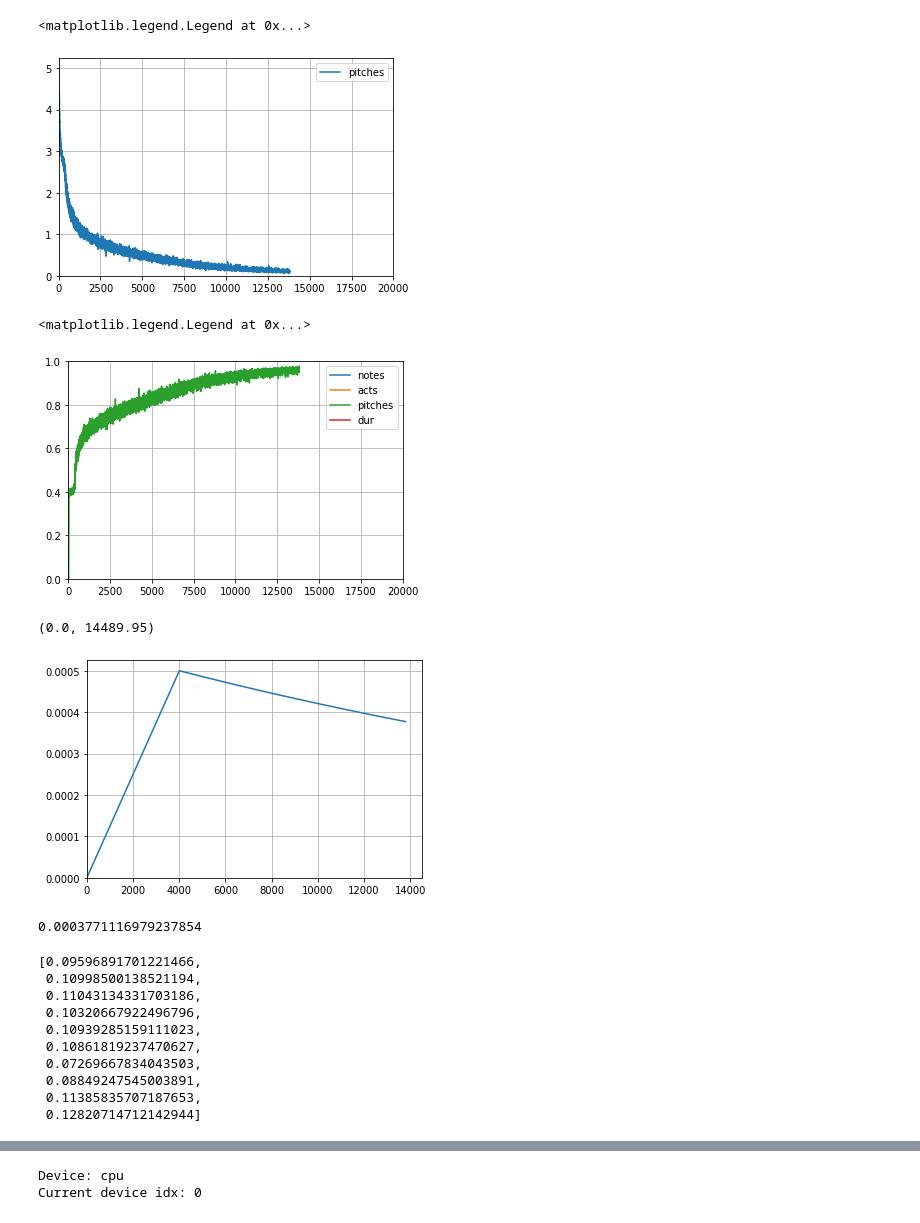
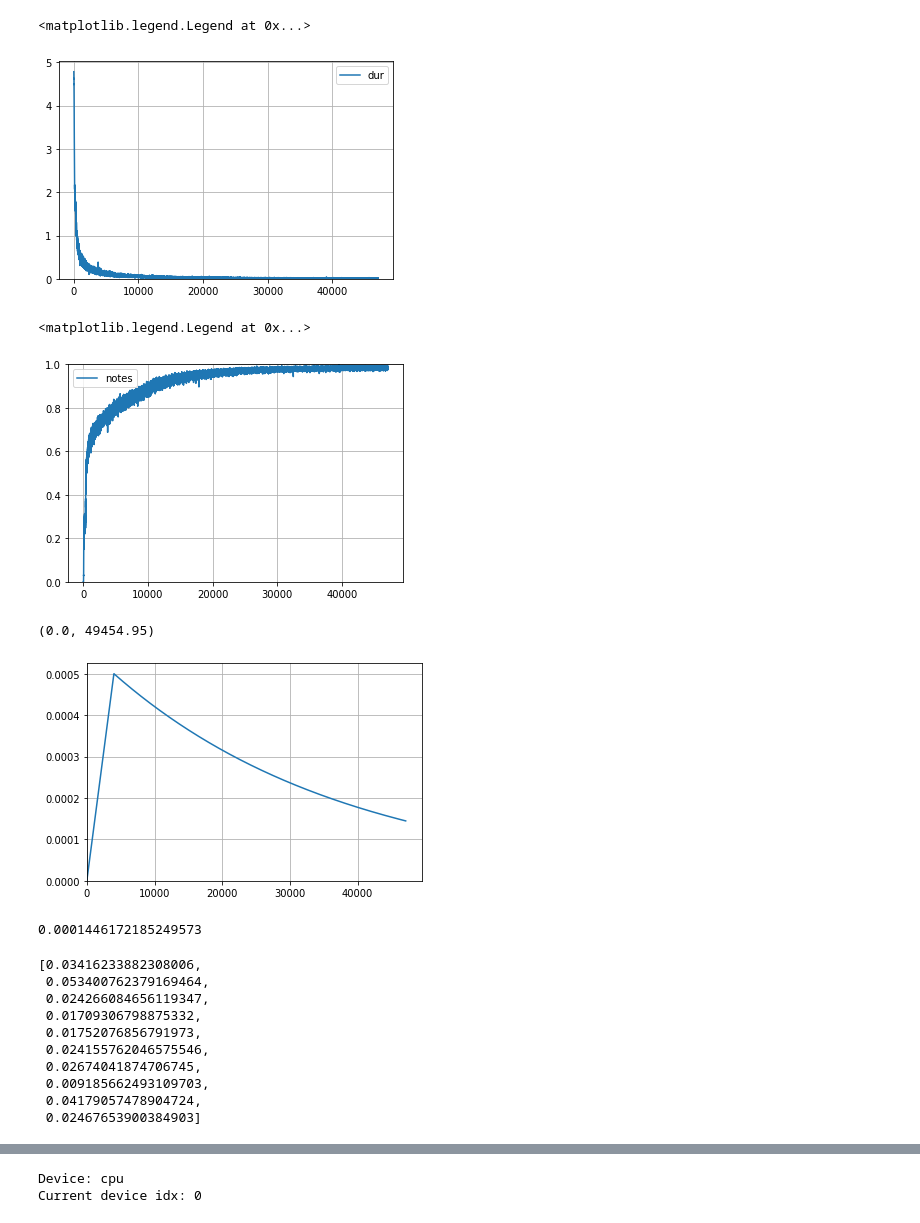
Before and after one commit to EmanueleCosenza/polyphemus, a Jupyter notebook: plot.ipynb, the cells around one changed output, grey strips where cells are left out. Saved outputs shown, nothing was run; the diff lists cells and outputs as text; code cells hidden in the pictures.

```diff
--- a/plot.ipynb
+++ b/plot.ipynb
@@ -3,35 +3,35 @@ import torch
 from matplotlib import pyplot as plt
 
 #checkpoint = torch.load('models/just_pitches_no_drums_warmup2')
-checkpoint = torch.load('models/just_pitches_warmup_rgcn_ecc')
+checkpoint = torch.load('models/pitchdurs_rgcn_ecc')
 # %%
 losses = checkpoint['losses']
 
 #plt.plot(range(1, len(losses['tot'])+1), losses['tot'], label='Loss')
 #plt.plot(range(1, len(losses['acts'])+1), losses['acts'], label='acts')
-plt.plot(range(1, len(losses['pitches'])+1), losses['pitches'], label='pitches')
-#plt.plot(range(1, len(losses['dur'])+1), losses['dur'], label='dur')
+#plt.plot(range(1, len(losses['pitches'])+1), losses['pitches'], label='pitches')
+plt.plot(range(1, len(losses['dur'])+1), losses['dur'], label='dur')
 #plt.plot(range(1, len(losses['kld'])+1), losses['kld'], label='kld')
 plt.grid()
 plt.ylim(0)
-plt.xlim(0, 20000)
+plt.xlim()
 plt.legend()
 # %% [output]
 <matplotlib.legend.Legend at 0x...>
-[figure, old version]
+[figure, new version]
 # %%
 accs = checkpoint['accuracies']
 plt.plot(range(1, len(accs['notes'])+1), accs['notes'], label='notes')
-plt.plot(range(1, len(accs['acts'])+1), accs['acts'], label='acts')
-plt.plot(range(1, len(accs['pitches'])+1), accs['pitches'], label='pitches')
-plt.plot(range(1, len(accs['dur'])+1), accs['dur'], label='dur')
+#plt.plot(range(1, len(accs['acts'])+1), accs['acts'], label='acts')
+#plt.plot(range(1, len(accs['pitches'])+1), accs['pitches'], label='pitches')
+#plt.plot(range(1, len(accs['dur'])+1), accs['dur'], label='dur')
 plt.grid()
 plt.ylim(0, 1)
-plt.xlim(0, 20000)
+plt.xlim()
 plt.legend()
 # %% [output]
 <matplotlib.legend.Legend at 0x...>
-[figure, old version]
+[figure, new version]
 # %%
 lrs = checkpoint['lrs']
 plt.plot(range(1, len(lrs)+1), lrs, label='Lr')
@@ -39,26 +39,26 @@ plt.grid()
 plt.ylim(0)
 plt.xlim(0)
 # %% [output]
-(0.0, 14489.95)
+(0.0, 49454.95)
-[figure, old version]
+[figure, new version]
 # %%
 lrs[-1]
 # %% [output]
-0.0003771116979237854
+0.0001446172185249573
 # %%
 losses = checkpoint['losses']
 losses['pitches'][-10:]
 # %% [output]
-[0.09596891701221466,
- 0.10998500138521194,
- 0.11043134331703186,
- 0.10320667922496796,
- 0.10939285159111023,
- 0.10861819237470627,
- 0.07269667834043503,
- 0.08849247545003891,
- 0.11385835707187653,
- 0.12820714712142944]
+[0.03416233882308006,
+ 0.053400762379169464,
+ 0.024266084656119347,
+ 0.01709306798875332,
+ 0.01752076856791973,
+ 0.024155762046575546,
+ 0.02674041874706745,
+ 0.009185662493109703,
+ 0.04179057478904724,
+ 0.02467653900384903]
 # %%
 accs = checkpoint['accuracies']
 accs['pitches'][-10:]
```
Also changed, not shown: parts of 11 cells of this notebook, 1 other file.
